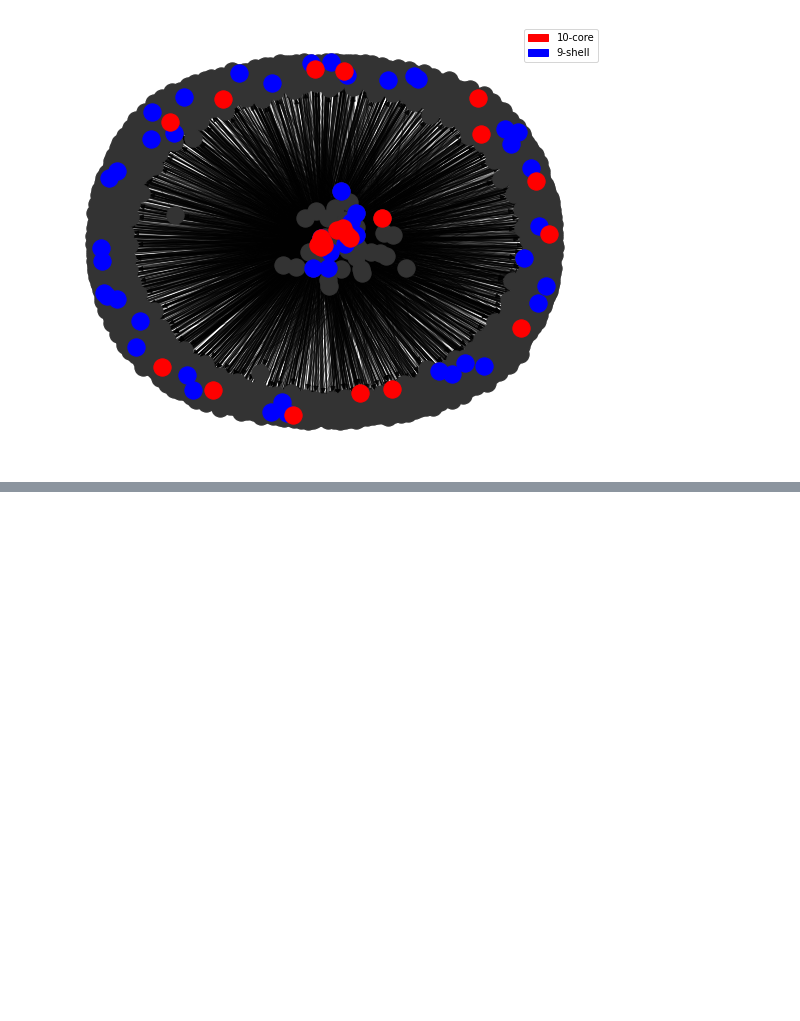
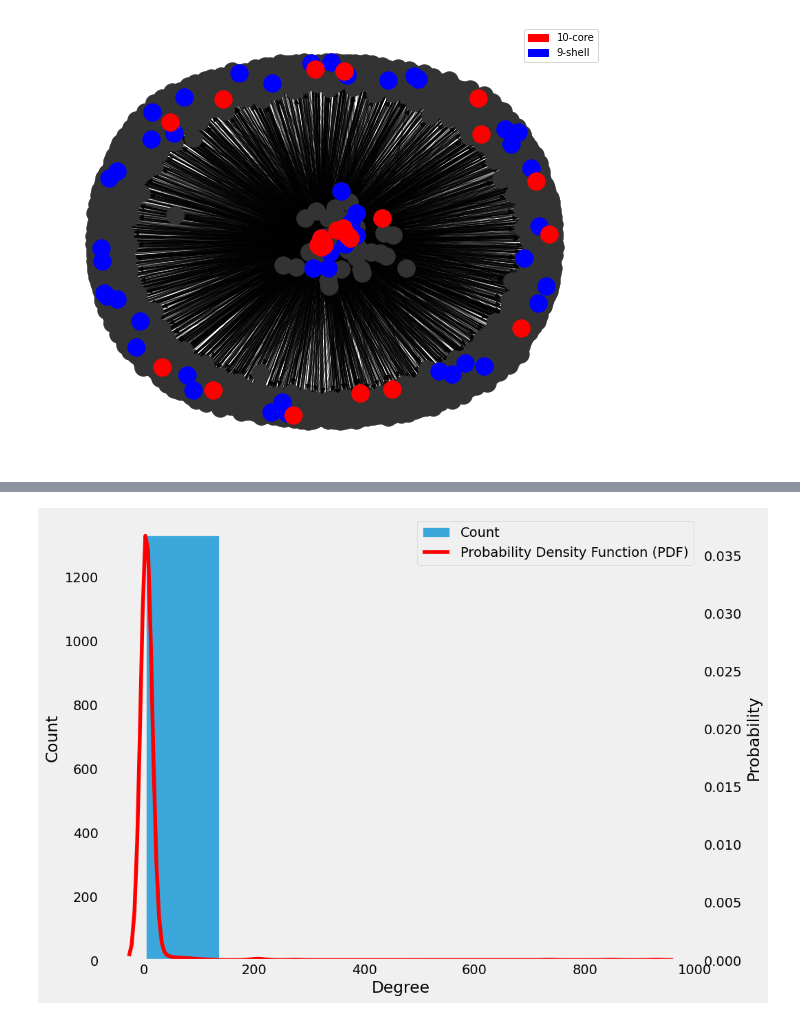
Before and after one commit to VictorNGomes/Directed_Networks_From_Wikipedia_Pages, a Jupyter notebook: notebooks/network_of_wikipedia_pages.ipynb, the cells around one changed output, grey strips where cells are left out. Saved outputs shown, nothing was run; the diff lists cells and outputs as text; code cells hidden in the pictures; blank space fills up the shorter version.

```diff
--- a/notebooks/network_of_wikipedia_pages.ipynb
+++ b/notebooks/network_of_wikipedia_pages.ipynb
@@ -434,0 +458,24 @@ plt.show()
+# %%
+plt.style.use("fivethirtyeight")
+#plt.style.use("default")
+
+fig, ax = plt.subplots(1,1,figsize=(10,8))
+
+sns.histplot(degree_sequence,bins=7,label="Count",ax=ax)
+ax2 = ax.twinx()
+sns.kdeplot(degree_sequence,color='r',label="Probability Density Function (PDF)",ax=ax2)
+
+# ask matplotlib for the plotted objects and their labels
+lines, labels = ax.get_legend_handles_labels()
+lines2, labels2 = ax2.get_legend_handles_labels()
+ax2.legend(lines + lines2, labels + labels2, loc=0)
+
+ax.grid(False)
+ax2.grid(False)
+ax.set_xlabel("Degree")
+ax2.set_ylabel("Probability")
+
+plt.savefig('probability_density_function.png', transparent=True,dpi=600,bbox_inches="tight")
+plt.show()
+# %% [output]
+[figure, added]
```
Also changed, not shown: parts of 2 cells of this notebook.
